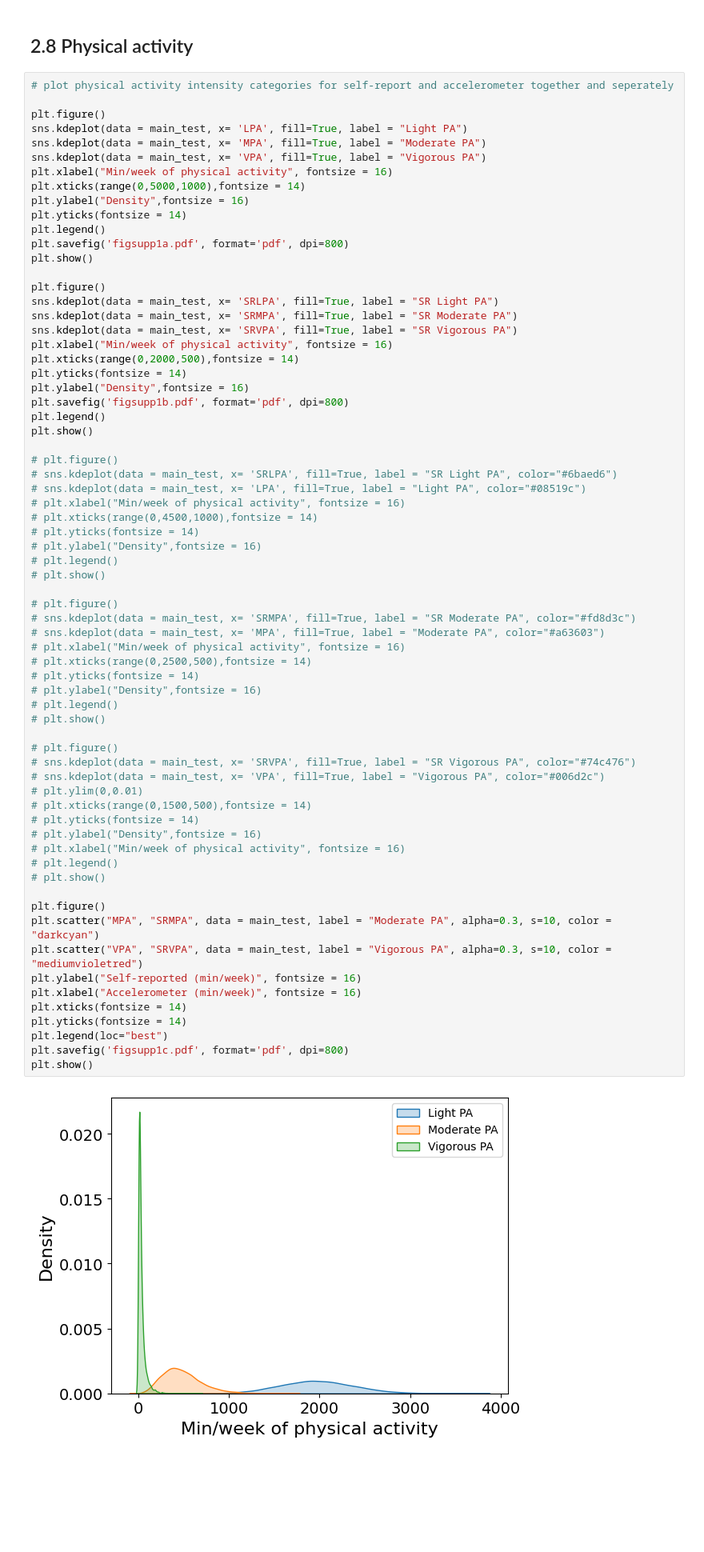
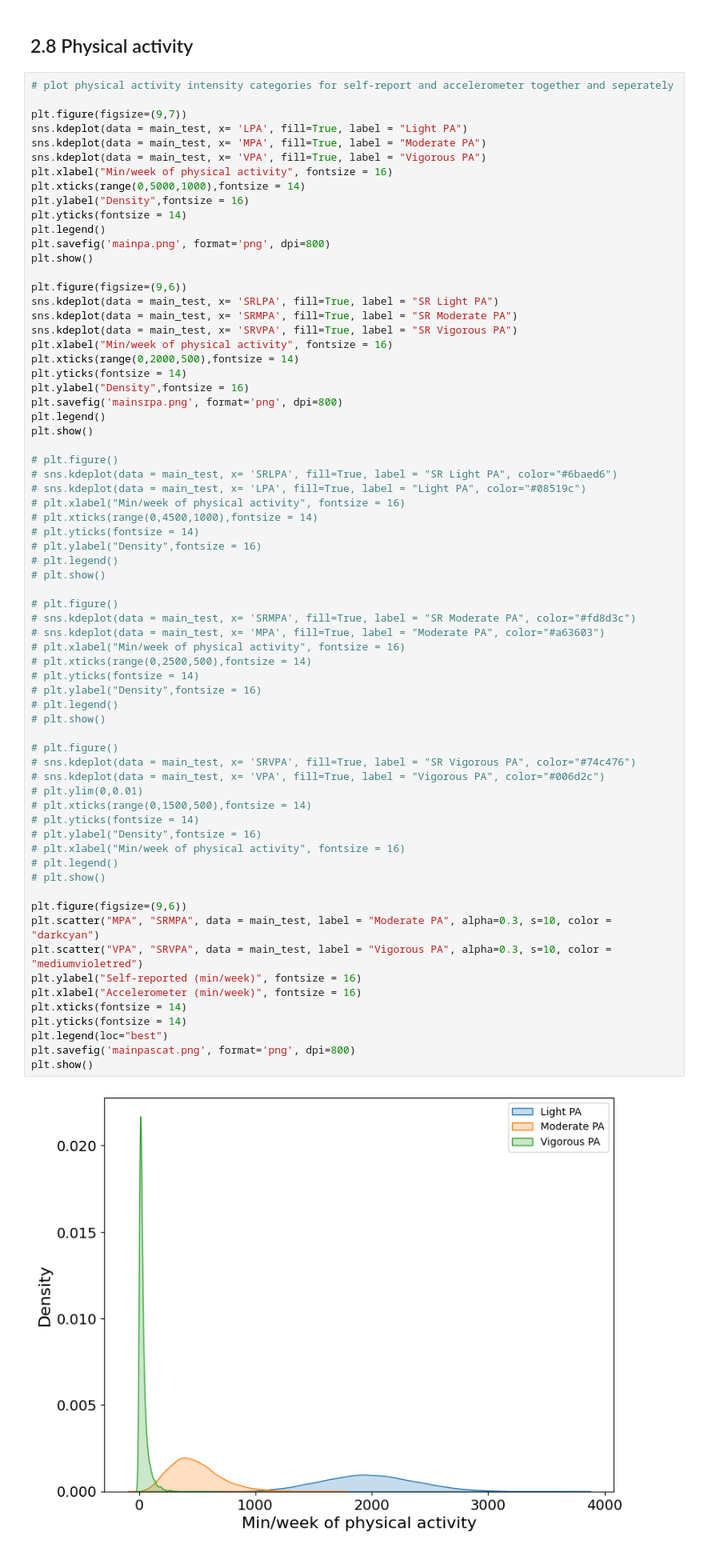
Before and after one commit to ivychad/Physical-Activity-BrainAGE, a Jupyter notebook: 3A Analysis.ipynb, the cells around one changed output. Shown: that part at 80% size. Saved outputs shown, nothing was run; the diff lists cells and outputs as text; blank space fills up the shorter version.

Commit message:
many test runs, image export formatting

```diff
--- a/3A Analysis.ipynb
+++ b/3A Analysis.ipynb
@@ -273,7 +273,7 @@ Name: IS, dtype: int64
 # %%
 # plot physical activity intensity categories for self-report and accelerometer together and seperately
 
-plt.figure()
+plt.figure(figsize=(9,7))
 sns.kdeplot(data = main_test, x= 'LPA', fill=True, label = "Light PA")
 sns.kdeplot(data = main_test, x= 'MPA', fill=True, label = "Moderate PA")
 sns.kdeplot(data = main_test, x= 'VPA', fill=True, label = "Vigorous PA")
@@ -282,10 +282,10 @@ plt.xticks(range(0,5000,1000),fontsize = 14)
 plt.ylabel("Density",fontsize = 16)
 plt.yticks(fontsize = 14)
 plt.legend()
-plt.savefig('figsupp1a.pdf', format='pdf', dpi=800)
+plt.savefig('mainpa.png', format='png', dpi=800)
 plt.show()
 
-plt.figure()
+plt.figure(figsize=(9,6))
 sns.kdeplot(data = main_test, x= 'SRLPA', fill=True, label = "SR Light PA")
 sns.kdeplot(data = main_test, x= 'SRMPA', fill=True, label = "SR Moderate PA")
 sns.kdeplot(data = main_test, x= 'SRVPA', fill=True, label = "SR Vigorous PA")
@@ -293,7 +293,7 @@ plt.xlabel("Min/week of physical activity", fontsize = 16)
 plt.xticks(range(0,2000,500),fontsize = 14)
 plt.yticks(fontsize = 14)
 plt.ylabel("Density",fontsize = 16)
-plt.savefig('figsupp1b.pdf', format='pdf', dpi=800)
+plt.savefig('mainsrpa.png', format='png', dpi=800)
 plt.legend()
 plt.show()
 
@@ -310,33 +310,33 @@ plt.show()
 # plt.figure()
 # sns.kdeplot(data = main_test, x= 'SRMPA', fill=True, label = "SR Moderate PA", color="#fd8d3c")
 # sns.kdeplot(data = main_test, x= 'MPA', fill=True, label = "Moderate PA", color="#a63603")
 # plt.xlabel("Min/week of physical activity", fontsize = 16)
 # plt.xticks(range(0,2500,500),fontsize = 14)
 # plt.yticks(fontsize = 14)
 # plt.ylabel("Density",fontsize = 16)
 # plt.legend()
 # plt.show()
 
 # plt.figure()
 # sns.kdeplot(data = main_test, x= 'SRVPA', fill=True, label = "SR Vigorous PA", color="#74c476")
 # sns.kdeplot(data = main_test, x= 'VPA', fill=True, label = "Vigorous PA", color="#006d2c")
 # plt.ylim(0,0.01)
 # plt.xticks(range(0,1500,500),fontsize = 14)
 # plt.yticks(fontsize = 14)
 # plt.ylabel("Density",fontsize = 16)
 # plt.xlabel("Min/week of physical activity", fontsize = 16)
 # plt.legend()
 # plt.show()
 
-plt.figure()
+plt.figure(figsize=(9,6))
 plt.scatter("MPA", "SRMPA", data = main_test, label = "Moderate PA", alpha=0.3, s=10, color = "darkcyan")
 plt.scatter("VPA", "SRVPA", data = main_test, label = "Vigorous PA", alpha=0.3, s=10, color = "mediumvioletred")
 plt.ylabel("Self-reported (min/week)", fontsize = 16)
 plt.xlabel("Accelerometer (min/week)", fontsize = 16)
 plt.xticks(fontsize = 14)
 plt.yticks(fontsize = 14)
 plt.legend(loc="best")
-plt.savefig('figsupp1c.pdf', format='pdf', dpi=800)
+plt.savefig('mainpascat.png', format='png', dpi=800)
 plt.show()
 # %% [output]
-[figure, old version]
+[figure, new version]
```
Also changed, not shown: parts of 40 cells of this notebook, 6 other files.
